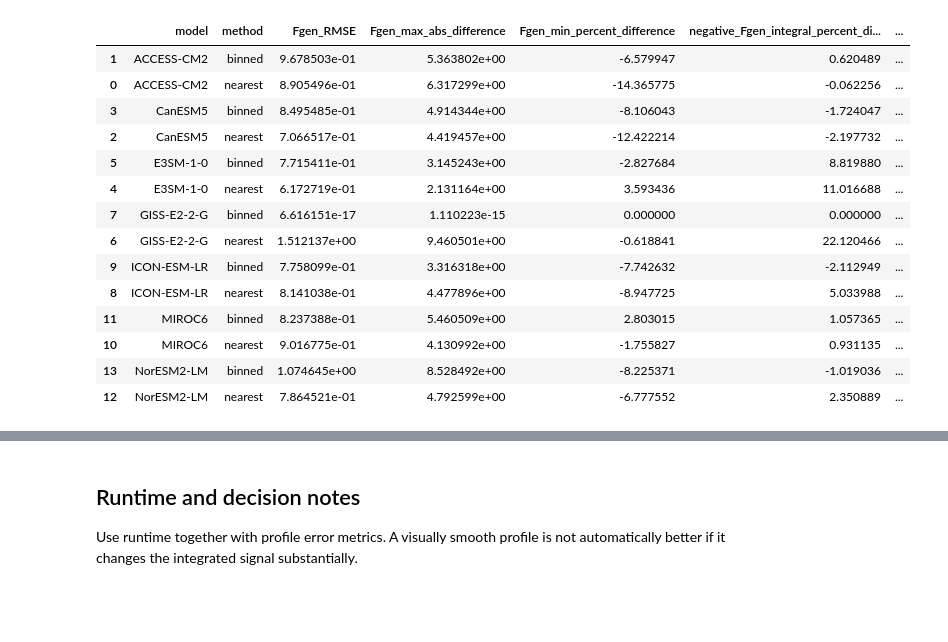
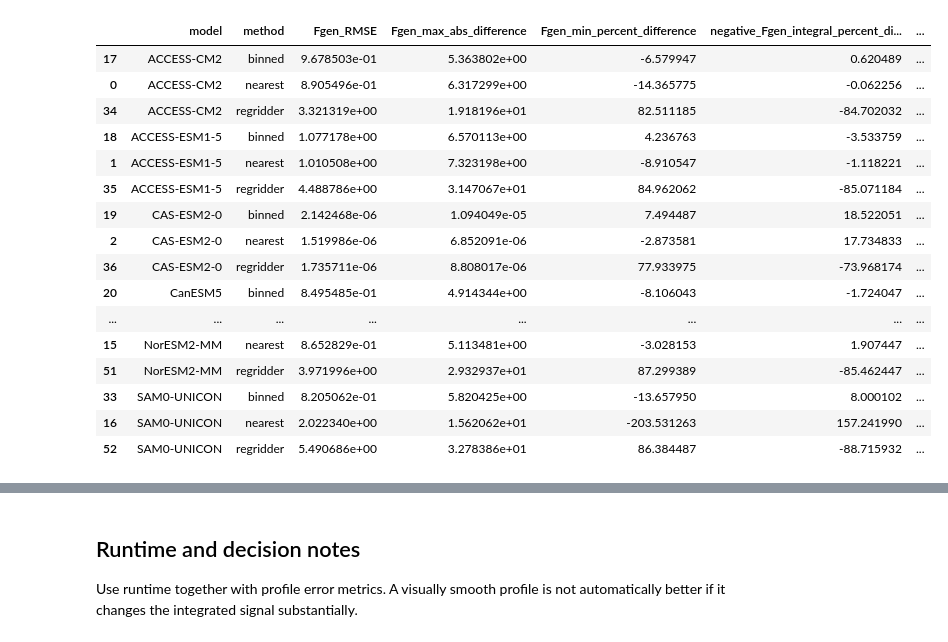
Before and after one commit to xuxingcheng/AMOC-Model-Performance-Analysis, a Jupyter notebook: scripts/GridAlignment/girdtest_Fgen.ipynb, the cells around one changed output, grey strips where cells are left out. Cells and saved outputs as stored; diff of their text form; code cells hidden in the pictures; blank space fills up the shorter version.

```diff
--- a/scripts/GridAlignment/girdtest_Fgen.ipynb
+++ b/scripts/GridAlignment/girdtest_Fgen.ipynb
@@ -29,12 +20,18 @@ import matplotlib.pyplot as plt
 import numpy as np
 import pandas as pd
 
-RESULT_PATH = Path('/glade/derecho/scratch/stevenxu/tmp/gridtest_Fgen.pkl')
+RESULT_CANDIDATES = [
+    Path('/glade/derecho/scratch/stevenxu/tmp/gridtest_Fgen_allmodels.pkl'),
+    Path('/glade/derecho/scratch/stevenxu/tmp/gridtest_Fgen.pkl'),
+]
+RESULT_PATH = next((path for path in RESULT_CANDIDATES if path.exists()), RESULT_CANDIDATES[0])
 RHO_PLOT_MIN = 1020.0
+METHOD_ORDER = ('original', 'nearest', 'binned', 'regridder')
 METHOD_STYLES = {
     'original': {'color': 'black', 'linestyle': '-', 'linewidth': 2.2},
     'nearest': {'color': 'tab:orange', 'linestyle': '--', 'linewidth': 1.8},
     'binned': {'color': 'tab:blue', 'linestyle': '-.', 'linewidth': 1.8},
+    'regridder': {'color': 'tab:green', 'linestyle': ':', 'linewidth': 2.2},
 }
 
 if not RESULT_PATH.exists():
@@ -109,8 +157,9 @@ Inspect whether a changed Fgen profile comes primarily from the heat-flux or fre
 # %%
-SELECTED_MODEL = common_models[4]
+SELECTED_MODEL = 'MIROC6' if 'MIROC6' in all_models else (common_models[0] if common_models else all_models[0])
+selected_methods = [method for method in methods if SELECTED_MODEL in results[method]]
 
-fig, axes = plt.subplots(len(methods), 1, figsize=(10, 4 * len(methods)), squeeze=False)
-for axis, method in zip(axes.ravel(), methods):
+fig, axes = plt.subplots(len(selected_methods), 1, figsize=(10, 3.7 * len(selected_methods)), squeeze=False)
+for axis, method in zip(axes.ravel(), selected_methods):
     profile = results[method][SELECTED_MODEL]
     profile = profile[profile['rho'] >= RHO_PLOT_MIN]
     axis.plot(profile['rho'], profile['Fgen'], color='black', linewidth=2, label='Fgen')
@@ -134,6 +183,7 @@ The summary uses the same types of metrics as the active Fgen evaluation noteboo
 def negative_integral(profile, column):
     negative_magnitude = np.clip(-profile[column].to_numpy(), 0.0, None)
     return float(np.trapz(negative_magnitude, profile['rho'].to_numpy()))
+
 
 def profile_summary(model, method, profile):
     minimum_index = profile['Fgen'].idxmin()
@@ -149,9 +199,9 @@ def profile_summary(model, method, profile):
     }
 
 summary = pd.DataFrame([
-    profile_summary(model, method, results[method][model])
-    for model in common_models
+    profile_summary(model, method, profile)
     for method in methods
+    for model, profile in results[method].items()
 ])
 summary.sort_values(['model', 'method'])
 # %% [output]
@@ -175,46 +221,53 @@ summary.sort_values(['model', 'method'])
 # %%
 def percent_difference(value, reference):
     return np.nan if reference == 0 else 100.0 * (value - reference) / abs(reference)
 
 comparison_rows = []
-for model in common_models:
-    reference_profile = results['original'][model].set_index('rho')
-    reference_summary = summary[(summary['model'] == model) & (summary['method'] == 'original')].iloc[0]
-    for method in methods:
-        if method == 'original':
-            continue
+for method in methods:
+    if method == 'original' or 'original' not in results:
+        continue
+    comparable = sorted(set(results['original']) & set(results[method]))
+    for model in comparable:
+        reference_profile = results['original'][model].set_index('rho')
+        reference_summary = summary[(summary['model'] == model) & (summary['method'] == 'original')].iloc[0]
         aligned_profile = results[method][model].set_index('rho')
-        joined = reference_profile[['Fgen']].join(aligned_profile[['Fgen']], lsuffix='_original', rsuffix='_aligned').dropna()
+        joined = reference_profile[['Fgen']].join(
+            aligned_profile[['Fgen']],
+            lsuffix='_original',
+            rsuffix='_aligned',
+        ).dropna()
         method_summary = summary[(summary['model'] == model) & (summary['method'] == method)].iloc[0]
         difference = joined['Fgen_aligned'] - joined['Fgen_original']
         comparison_rows.append({
             'model': model,
             'method': method,
             'Fgen_RMSE': float(np.sqrt(np.mean(difference**2))),
             'Fgen_max_abs_difference': float(np.max(np.abs(difference))),
             'Fgen_min_percent_difference': percent_difference(method_summary['Fgen_min'], reference_summary['Fgen_min']),
             'negative_Fgen_integral_percent_difference': percent_difference(method_summary['negative_Fgen_integral'], reference_summary['negative_Fgen_integral']),
             'AreaSum_total_percent_difference': percent_difference(method_summary['AreaSum_total'], reference_summary['AreaSum_total']),
         })
 
 comparison = pd.DataFrame(comparison_rows)
 comparison.sort_values(['model', 'method'])
 # %% [output]
 |  | model | method | Fgen_RMSE | Fgen_max_abs_difference | Fgen_min_percent_difference | negative_Fgen_integral_percent_di... | ... |
-| 1 | ACCESS-CM2 | binned | 9.678503e-01 | 5.363802e+00 | -6.579947 | 0.620489 | ... |
+| 17 | ACCESS-CM2 | binned | 9.678503e-01 | 5.363802e+00 | -6.579947 | 0.620489 | ... |
 | 0 | ACCESS-CM2 | nearest | 8.905496e-01 | 6.317299e+00 | -14.365775 | -0.062256 | ... |
-| 3 | CanESM5 | binned | 8.495485e-01 | 4.914344e+00 | -8.106043 | -1.724047 | ... |
-| 2 | CanESM5 | nearest | 7.066517e-01 | 4.419457e+00 | -12.422214 | -2.197732 | ... |
-| 5 | E3SM-1-0 | binned | 7.715411e-01 | 3.145243e+00 | -2.827684 | 8.819880 | ... |
-| 4 | E3SM-1-0 | nearest | 6.172719e-01 | 2.131164e+00 | 3.593436 | 11.016688 | ... |
-| 7 | GISS-E2-2-G | binned | 6.616151e-17 | 1.110223e-15 | 0.000000 | 0.000000 | ... |
-| 6 | GISS-E2-2-G | nearest | 1.512137e+00 | 9.460501e+00 | -0.618841 | 22.120466 | ... |
-| 9 | ICON-ESM-LR | binned | 7.758099e-01 | 3.316318e+00 | -7.742632 | -2.112949 | ... |
-| 8 | ICON-ESM-LR | nearest | 8.141038e-01 | 4.477896e+00 | -8.947725 | 5.033988 | ... |
-| 11 | MIROC6 | binned | 8.237388e-01 | 5.460509e+00 | 2.803015 | 1.057365 | ... |
-| 10 | MIROC6 | nearest | 9.016775e-01 | 4.130992e+00 | -1.755827 | 0.931135 | ... |
-| 13 | NorESM2-LM | binned | 1.074645e+00 | 8.528492e+00 | -8.225371 | -1.019036 | ... |
-| 12 | NorESM2-LM | nearest | 7.864521e-01 | 4.792599e+00 | -6.777552 | 2.350889 | ... |
+| 34 | ACCESS-CM2 | regridder | 3.321319e+00 | 1.918196e+01 | 82.511185 | -84.702032 | ... |
+| 18 | ACCESS-ESM1-5 | binned | 1.077178e+00 | 6.570113e+00 | 4.236763 | -3.533759 | ... |
+| 1 | ACCESS-ESM1-5 | nearest | 1.010508e+00 | 7.323198e+00 | -8.910547 | -1.118221 | ... |
+| 35 | ACCESS-ESM1-5 | regridder | 4.488786e+00 | 3.147067e+01 | 84.962062 | -85.071184 | ... |
+| 19 | CAS-ESM2-0 | binned | 2.142468e-06 | 1.094049e-05 | 7.494487 | 18.522051 | ... |
+| 2 | CAS-ESM2-0 | nearest | 1.519986e-06 | 6.852091e-06 | -2.873581 | 17.734833 | ... |
+| 36 | CAS-ESM2-0 | regridder | 1.735711e-06 | 8.808017e-06 | 77.933975 | -73.968174 | ... |
+| 20 | CanESM5 | binned | 8.495485e-01 | 4.914344e+00 | -8.106043 | -1.724047 | ... |
+| ... | ... | ... | ... | ... | ... | ... | ... |
+| 15 | NorESM2-MM | nearest | 8.652829e-01 | 5.113481e+00 | -3.028153 | 1.907447 | ... |
+| 51 | NorESM2-MM | regridder | 3.971996e+00 | 2.932937e+01 | 87.299389 | -85.462447 | ... |
+| 33 | SAM0-UNICON | binned | 8.205062e-01 | 5.820425e+00 | -13.657950 | 8.000102 | ... |
+| 16 | SAM0-UNICON | nearest | 2.022340e+00 | 1.562062e+01 | -203.531263 | 157.241990 | ... |
+| 52 | SAM0-UNICON | regridder | 5.490686e+00 | 3.278386e+01 | 86.384487 | -88.715932 | ... |
 # %% [markdown]
 ## Difference from original
 
```
Also changed, not shown: parts of 13 cells of this notebook, 6 other files.
